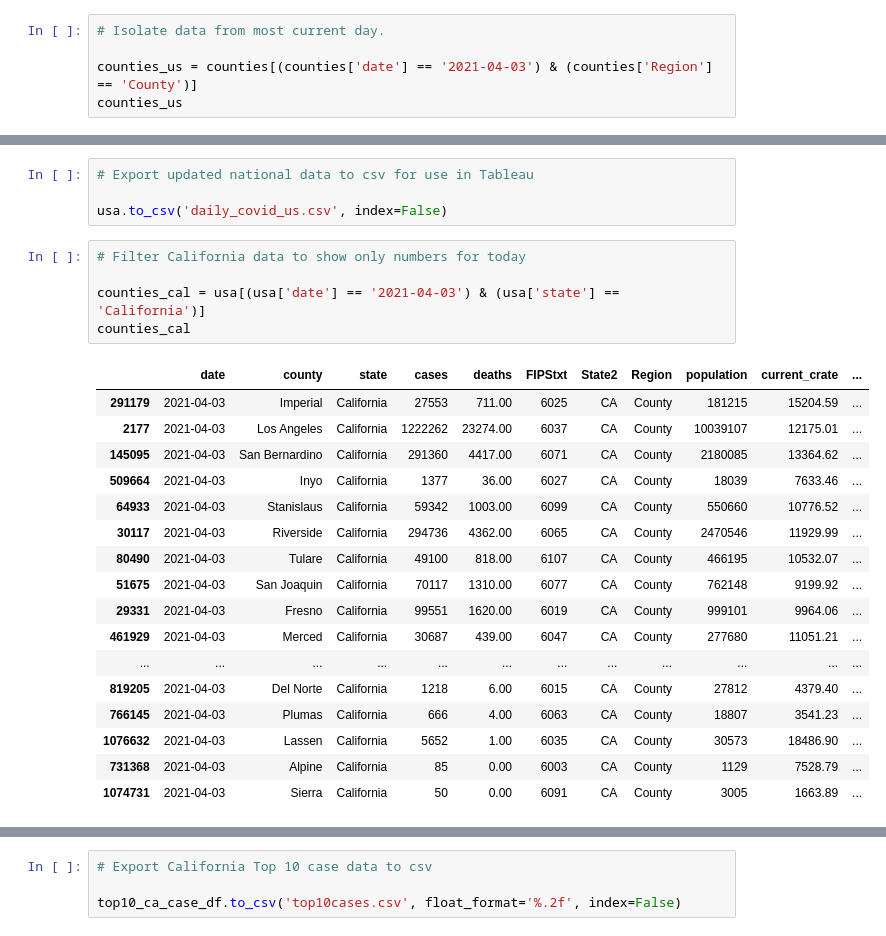
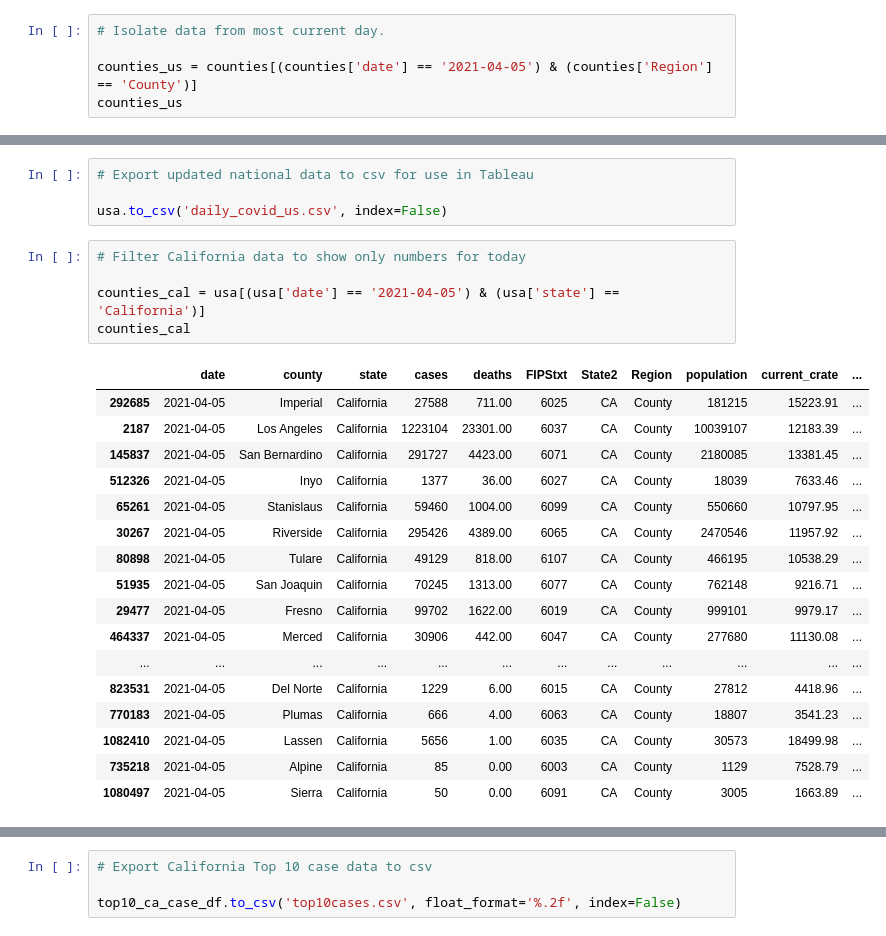
Before and after one commit to menlodoug/covid_crunching, a Jupyter notebook: pandas/COVID_USA.ipynb, the cells around one changed output, grey strips where cells are left out. Cells and saved outputs as stored; diff of their text form.

```diff
--- a/pandas/COVID_USA.ipynb
+++ b/pandas/COVID_USA.ipynb
@@ -94,7 +94,7 @@ counties
 # %%
 # Isolate data from most current day.
 
-counties_us = counties[(counties['date'] == '2021-04-03') & (counties['Region'] == 'County')]
+counties_us = counties[(counties['date'] == '2021-04-05') & (counties['Region'] == 'County')]
 counties_us
 # %% [output]
 |  | date | county | state | cases | deaths | FIPStxt | State2 | Region | population | current_crate | ... |
@@ -247,26 +247,26 @@ usa.to_csv('daily_covid_us.csv', index=False)
 # %%
 # Filter California data to show only numbers for today
 
-counties_cal = usa[(usa['date'] == '2021-04-03') & (usa['state'] == 'California')]
+counties_cal = usa[(usa['date'] == '2021-04-05') & (usa['state'] == 'California')]
 counties_cal
 # %% [output]
 |  | date | county | state | cases | deaths | FIPStxt | State2 | Region | population | current_crate | ... |
-| 291179 | 2021-04-03 | Imperial | California | 27553 | 711.00 | 6025 | CA | County | 181215 | 15204.59 | ... |
-| 2177 | 2021-04-03 | Los Angeles | California | 1222262 | 23274.00 | 6037 | CA | County | 10039107 | 12175.01 | ... |
-| 145095 | 2021-04-03 | San Bernardino | California | 291360 | 4417.00 | 6071 | CA | County | 2180085 | 13364.62 | ... |
-| 509664 | 2021-04-03 | Inyo | California | 1377 | 36.00 | 6027 | CA | County | 18039 | 7633.46 | ... |
-| 64933 | 2021-04-03 | Stanislaus | California | 59342 | 1003.00 | 6099 | CA | County | 550660 | 10776.52 | ... |
-| 30117 | 2021-04-03 | Riverside | California | 294736 | 4362.00 | 6065 | CA | County | 2470546 | 11929.99 | ... |
-| 80490 | 2021-04-03 | Tulare | California | 49100 | 818.00 | 6107 | CA | County | 466195 | 10532.07 | ... |
-| 51675 | 2021-04-03 | San Joaquin | California | 70117 | 1310.00 | 6077 | CA | County | 762148 | 9199.92 | ... |
-| 29331 | 2021-04-03 | Fresno | California | 99551 | 1620.00 | 6019 | CA | County | 999101 | 9964.06 | ... |
-| 461929 | 2021-04-03 | Merced | California | 30687 | 439.00 | 6047 | CA | County | 277680 | 11051.21 | ... |
+| 292685 | 2021-04-05 | Imperial | California | 27588 | 711.00 | 6025 | CA | County | 181215 | 15223.91 | ... |
+| 2187 | 2021-04-05 | Los Angeles | California | 1223104 | 23301.00 | 6037 | CA | County | 10039107 | 12183.39 | ... |
+| 145837 | 2021-04-05 | San Bernardino | California | 291727 | 4423.00 | 6071 | CA | County | 2180085 | 13381.45 | ... |
+| 512326 | 2021-04-05 | Inyo | California | 1377 | 36.00 | 6027 | CA | County | 18039 | 7633.46 | ... |
+| 65261 | 2021-04-05 | Stanislaus | California | 59460 | 1004.00 | 6099 | CA | County | 550660 | 10797.95 | ... |
+| 30267 | 2021-04-05 | Riverside | California | 295426 | 4389.00 | 6065 | CA | County | 2470546 | 11957.92 | ... |
+| 80898 | 2021-04-05 | Tulare | California | 49129 | 818.00 | 6107 | CA | County | 466195 | 10538.29 | ... |
+| 51935 | 2021-04-05 | San Joaquin | California | 70245 | 1313.00 | 6077 | CA | County | 762148 | 9216.71 | ... |
+| 29477 | 2021-04-05 | Fresno | California | 99702 | 1622.00 | 6019 | CA | County | 999101 | 9979.17 | ... |
+| 464337 | 2021-04-05 | Merced | California | 30906 | 442.00 | 6047 | CA | County | 277680 | 11130.08 | ... |
 | ... | ... | ... | ... | ... | ... | ... | ... | ... | ... | ... | ... |
-| 819205 | 2021-04-03 | Del Norte | California | 1218 | 6.00 | 6015 | CA | County | 27812 | 4379.40 | ... |
-| 766145 | 2021-04-03 | Plumas | California | 666 | 4.00 | 6063 | CA | County | 18807 | 3541.23 | ... |
-| 1076632 | 2021-04-03 | Lassen | California | 5652 | 1.00 | 6035 | CA | County | 30573 | 18486.90 | ... |
-| 731368 | 2021-04-03 | Alpine | California | 85 | 0.00 | 6003 | CA | County | 1129 | 7528.79 | ... |
-| 1074731 | 2021-04-03 | Sierra | California | 50 | 0.00 | 6091 | CA | County | 3005 | 1663.89 | ... |
+| 823531 | 2021-04-05 | Del Norte | California | 1229 | 6.00 | 6015 | CA | County | 27812 | 4418.96 | ... |
+| 770183 | 2021-04-05 | Plumas | California | 666 | 4.00 | 6063 | CA | County | 18807 | 3541.23 | ... |
+| 1082410 | 2021-04-05 | Lassen | California | 5656 | 1.00 | 6035 | CA | County | 30573 | 18499.98 | ... |
+| 735218 | 2021-04-05 | Alpine | California | 85 | 0.00 | 6003 | CA | County | 1129 | 7528.79 | ... |
+| 1080497 | 2021-04-05 | Sierra | California | 50 | 0.00 | 6091 | CA | County | 3005 | 1663.89 | ... |
 # %%
 # Show top 10 California counties based on largest current infection rate
 
```
Also changed, not shown: parts of 14 cells of this notebook, 35 other files.
